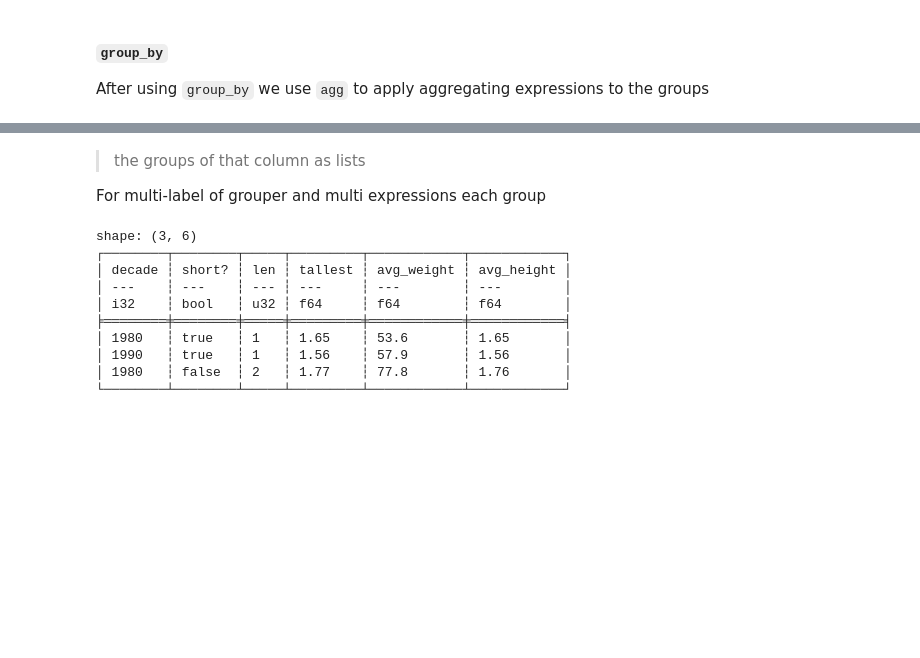
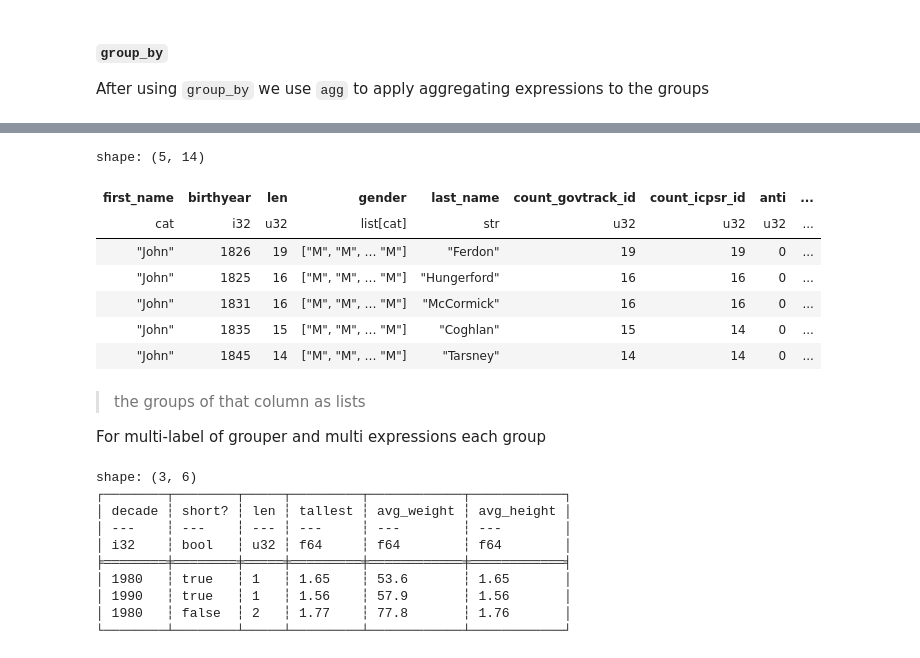
Before and after one commit to datkt1998/my_notebooks, a Jupyter notebook: coding/learning/contents/3_programming_and_frameworks/python/python_frameworks/polars/Polars.ipynb, the cells around one changed output, grey strips where cells are left out. Drawn from its saved outputs; the diff is of its cells as text; code cells hidden in the pictures; blank space fills up the shorter version.

```diff
--- a/coding/learning/contents/3_programming_and_frameworks/python/python_frameworks/polars/Polars.ipynb
+++ b/coding/learning/contents/3_programming_and_frameworks/python/python_frameworks/polars/Polars.ipynb
@@ -1491,3 +2442,75 @@ shape: (2, 2)
+# %%
+from datetime import date
+
+def compute_age():
+    return date.today().year - pl.col("birthday").dt.year()
+
+
+def avg_birthday(gender: str) -> pl.Expr:
+    return (
+        compute_age()
+        .filter(pl.col("gender") == gender)
+        .mean()
+        .alias(f"avg {gender} birthday")
+    )
+
+def get_name() -> pl.Expr:
+    return pl.col("first_name") + pl.lit(" ") + pl.col("last_name")
+
+q = (
+    dataset.lazy()
+    .filter(pl.col("type").is_not_null())  # filter dataset before group by
+    .sort("birthday", descending=True) # sort dataset before aggregate
+    .group_by(
+        "first_name",
+        pl.col("birthday").dt.year().alias("birthyear"),
+        )
+    .agg(
+        # count the number of rows in the group (which means we count how many people in the data set have each unique first name)
+        pl.len(),
+
+        # combine the values of the column “gender” into a list by referring the column but omitting an aggregate function
+        pl.col("gender"),
+
+        # get the first value of the column “last_name” within the group
+        pl.first("last_name"),  # Short for `pl.col("last_name").first()`
+
+        # Expression expansion
+        pl.col("govtrack_id", "icpsr_id").count().name.prefix("count_"),
+
+        # (Conditional expression) how many delegates of a state are “Pro” administration
+        (pl.col("party") == "Anti-Administration").sum().alias("anti"),
+
+        # filter group but dont need to filter dataset bởi vì có thể ảnh hưởng đến các expression khác
+        avg_birthday("M"),
+        avg_birthday("F"),
+
+        # after sort by birthday, we get the youngest and oldest
+        get_name().first().alias("youngest"),
+        get_name().last().alias("oldest"),
+
+        # sort in group (not use sorted in dataframe)
+        get_name().sort().first().alias("alphabetical_first"),
+
+        # sort by another columns
+        pl.col("gender").sort_by(get_name()).first().alias("sort_by_another_column"),
+    )
+    .filter(pl.col("birthyear").is_not_null())  # filter dataset after group by
+    .sort("len", descending=True) # immediately sort the result
+    .limit(5) # limit it to the top five rows
+)
+
+df = q.collect()
+df
+# %% [output]
+shape: (5, 14)
+| first_name | birthyear | len | gender | last_name | count_govtrack_id | count_icpsr_id | anti | ... |
+| cat | i32 | u32 | list[cat] | str | u32 | u32 | u32 | ... |
+| "John" | 1826 | 19 | ["M", "M", … "M"] | "Ferdon" | 19 | 19 | 0 | ... |
+| "John" | 1825 | 16 | ["M", "M", … "M"] | "Hungerford" | 16 | 16 | 0 | ... |
+| "John" | 1831 | 16 | ["M", "M", … "M"] | "McCormick" | 16 | 16 | 0 | ... |
+| "John" | 1835 | 15 | ["M", "M", … "M"] | "Coghlan" | 15 | 14 | 0 | ... |
+| "John" | 1845 | 14 | ["M", "M", … "M"] | "Tarsney" | 14 | 14 | 0 | ... |
 # %% [markdown]
 > the groups of that column as lists
 
```
Also changed, not shown: parts of 143 cells of this notebook, 1 other file.
